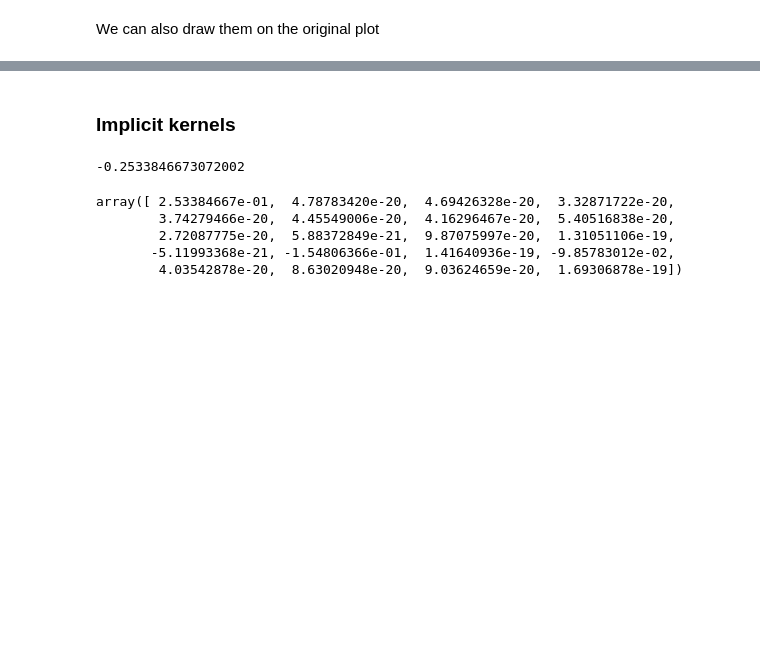
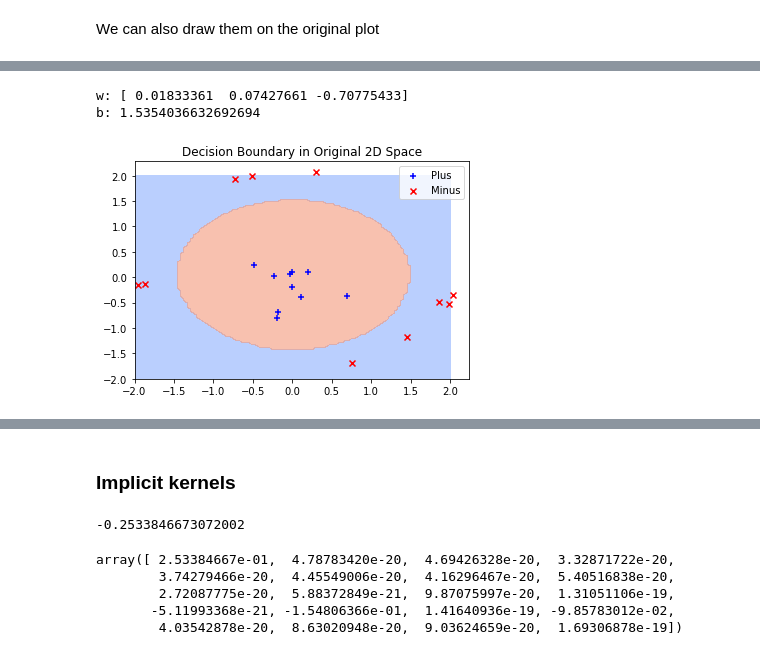
Before and after one commit to AnthonySlawski/ACM41020, a Jupyter notebook: Support Vector Machines - Solution.ipynb, the cells around one changed output, grey strips where cells are left out. Drawn from its saved outputs; the diff is of its cells as text; code cells hidden in the pictures; blank space fills up the shorter version.

```diff
--- a/Support Vector Machines - Solution.ipynb
+++ b/Support Vector Machines - Solution.ipynb
@@ -316,0 +332,16 @@ Left as an exercise.
+# %%
+# Dimensions and initialization
+N = y_higher.shape[0]
+e = np.ones(N)
+
+# Dual optimization problem
+lam = cp.Variable(N)
+obj = cp.Minimize(0.5 * cp.quad_form(lam, X_higher @ X_higher.T, assume_PSD=True) - e @ lam)
+constraints = [y_higher.T @ lam == 0, lam >= 0]
+prob = cp.Problem(obj, constraints)
+
+# Solve the problem
+prob.solve()
+print("status:", prob.status)
+print("optimal value:", prob.value)
+print("optimal var:", lam.value)
@@ -316,0 +356,34 @@ Left as an exercise.
+# %%
+# Compute w
+w_higher = X_higher.T @ lam.value
+
+# Compute b using one of the support vectors
+sv_higher = lam.value.argmax()
+b_higher = y_higher[sv_higher] - np.dot(w_higher, X_higher[sv_higher])
+
+print("w:", w_higher)
+print("b:", b_higher)
+
+def decision_higher(x, y):
+    phi = np.array([x, y, x**2 + y**2])
+    return np.sign(np.dot(w_higher, phi) + b_higher)
+
+# Generate grid points in 2D
+x_grid, y_grid = np.meshgrid(np.linspace(-2, 2, 100), np.linspace(-2, 2, 100))
+z_grid = x_grid**2 + y_grid**2  # Quadratic term
+
+# Decision boundary
+decision_vals = np.array([decision_higher(x, y) for x, y in zip(x_grid.ravel(), y_grid.ravel())])
+decision_vals = decision_vals.reshape(x_grid.shape)
+
+# Plot decision boundary
+plt.contourf(x_grid, y_grid, decision_vals, levels=0, cmap="coolwarm", alpha=0.6)
+plt.scatter(x_p, y_p, c='blue', marker='+', label='Plus')
+plt.scatter(x_m, y_m, c='red', marker='x', label='Minus')
+plt.title("Decision Boundary in Original 2D Space")
+plt.legend()
+plt.show()
+# %% [output]
+w: [ 0.01833361  0.07427661 -0.70775433]
+b: 1.5354036632692694
+[figure, added]
```
Also changed, not shown: parts of 10 cells of this notebook.
